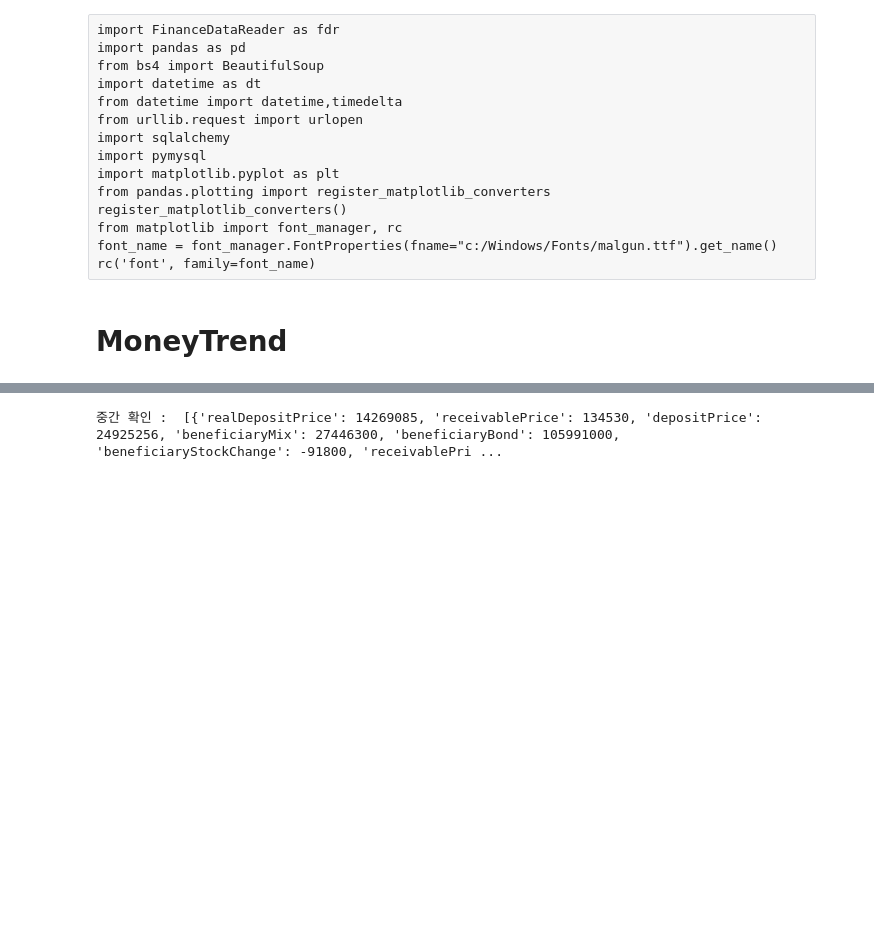
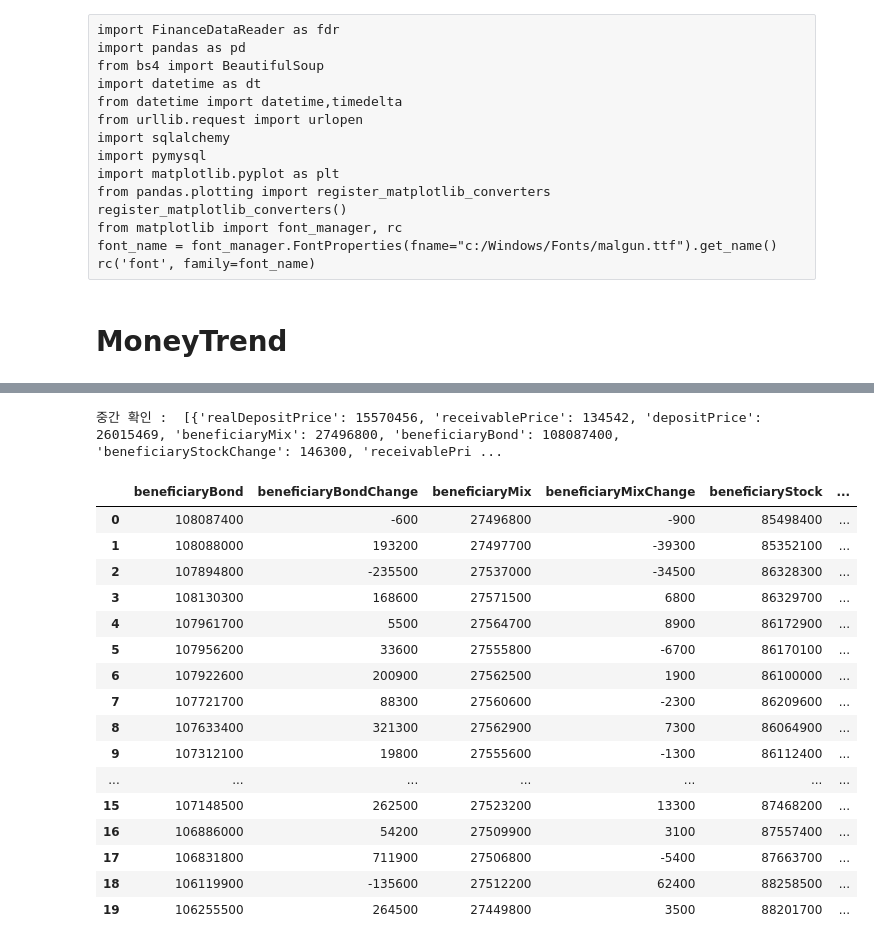
Before and after one commit to linux386/first_module, a Jupyter notebook: Daum_Web_Crawling.ipynb, the cells around one changed output, grey strips where cells are left out. Cells and saved outputs as stored; diff of their text form; code cells hidden in the pictures; blank space fills up the shorter version.

```diff
--- a/Daum_Web_Crawling.ipynb
+++ b/Daum_Web_Crawling.ipynb
@@ -142,6 +223,7 @@ for elm in rank_json:
 import io
 import json
 import sys
+import pandas as pd
 import urllib.request as req
 
 from fake_useragent import UserAgent
@@ -152,32 +234,52 @@ from fake_useragent import UserAgent
 # Fake Header 정보
 ua = UserAgent()
 
 # 헤더 선언
 headers = {
     'User-Agent': ua.ie,
     'referer': 'https://finance.daum.net/'
 }
 
 # 다음 주식 요청 URL
-url = "https://finance.daum.net/api/trend/arounds?page=2&perPage=20&fieldName=changeRate&order=desc&pagination=true"
+url = "https://finance.daum.net/api/trend/arounds?page=1&perPage=20&fieldName=changeRate&order=desc&pagination=true"
 
 # print(request.get_method())   #Post or Get 확인
 # print(request.get_full_url()) #요청 Full Url 확인
 
 # 요청
 res = req.urlopen(req.Request(url, headers=headers)).read().decode('utf-8')
 
 # 응답 데이터 확인(Json Data)
 # print('res', res)
 
 # 응답 데이터 str -> json 변환 및 data 값 저장
 rank_json = json.loads(res)['data']
 
 # 중간 확인
 print('중간 확인 : ', rank_json, '\n')
 
 #for elm in rank_json:
     # print(type(elm)) #Type 확인
     #print('순위 : {}, 금액 : {}, 회사명 : {}'.format(elm['rank'], elm['tradePrice'], elm['name']), )
+
+df = pd.DataFrame(rank_json)
+df
 # %% [output]
-중간 확인 :  [{'realDepositPrice': 14269085, 'receivablePrice': 134530, 'depositPrice': 24925256, 'beneficiaryMix': 27446300, 'beneficiaryBond': 105991000, 'beneficiaryStockChange': -91800, 'receivablePri ...
+중간 확인 :  [{'realDepositPrice': 15570456, 'receivablePrice': 134542, 'depositPrice': 26015469, 'beneficiaryMix': 27496800, 'beneficiaryBond': 108087400, 'beneficiaryStockChange': 146300, 'receivablePri ...
+|  | beneficiaryBond | beneficiaryBondChange | beneficiaryMix | beneficiaryMixChange | beneficiaryStock | ... |
+| 0 | 108087400 | -600 | 27496800 | -900 | 85498400 | ... |
+| 1 | 108088000 | 193200 | 27497700 | -39300 | 85352100 | ... |
+| 2 | 107894800 | -235500 | 27537000 | -34500 | 86328300 | ... |
+| 3 | 108130300 | 168600 | 27571500 | 6800 | 86329700 | ... |
+| 4 | 107961700 | 5500 | 27564700 | 8900 | 86172900 | ... |
+| 5 | 107956200 | 33600 | 27555800 | -6700 | 86170100 | ... |
+| 6 | 107922600 | 200900 | 27562500 | 1900 | 86100000 | ... |
+| 7 | 107721700 | 88300 | 27560600 | -2300 | 86209600 | ... |
+| 8 | 107633400 | 321300 | 27562900 | 7300 | 86064900 | ... |
+| 9 | 107312100 | 19800 | 27555600 | -1300 | 86112400 | ... |
+| ... | ... | ... | ... | ... | ... | ... |
+| 15 | 107148500 | 262500 | 27523200 | 13300 | 87468200 | ... |
+| 16 | 106886000 | 54200 | 27509900 | 3100 | 87557400 | ... |
+| 17 | 106831800 | 711900 | 27506800 | -5400 | 87663700 | ... |
+| 18 | 106119900 | -135600 | 27512200 | 62400 | 88258500 | ... |
+| 19 | 106255500 | 264500 | 27449800 | 3500 | 88201700 | ... |
```
Also changed, not shown: parts of 12 cells of this notebook.
